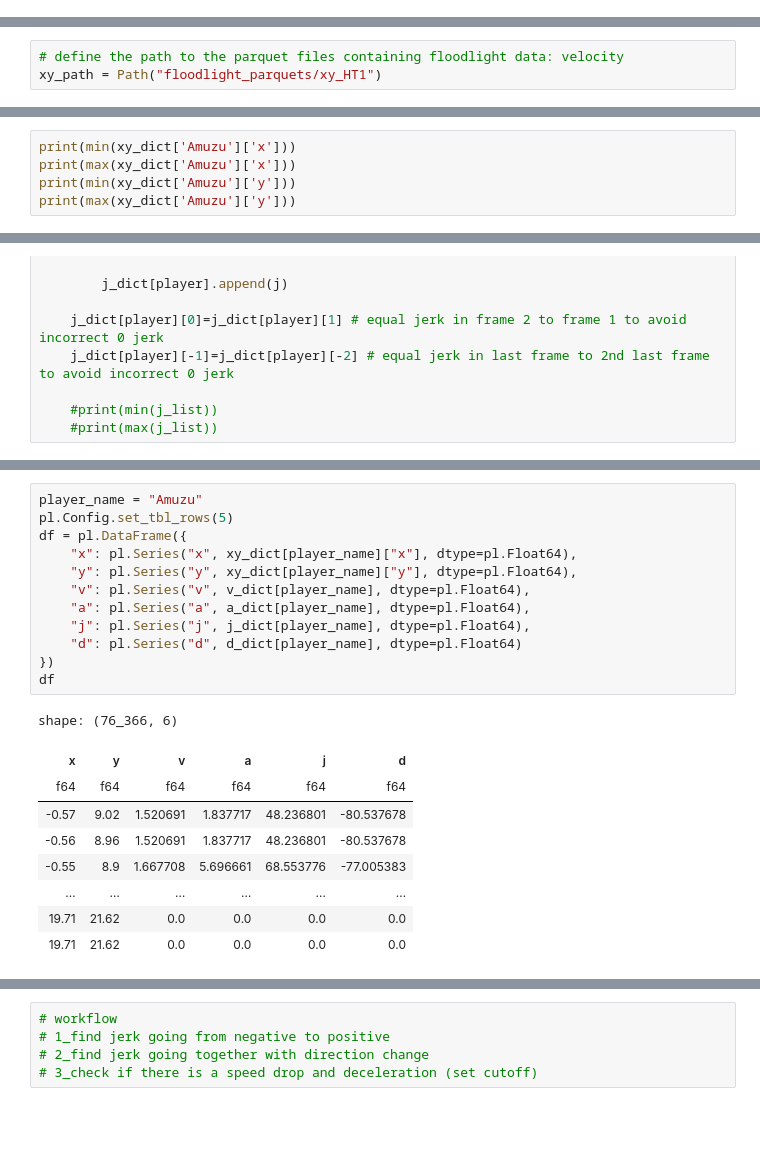
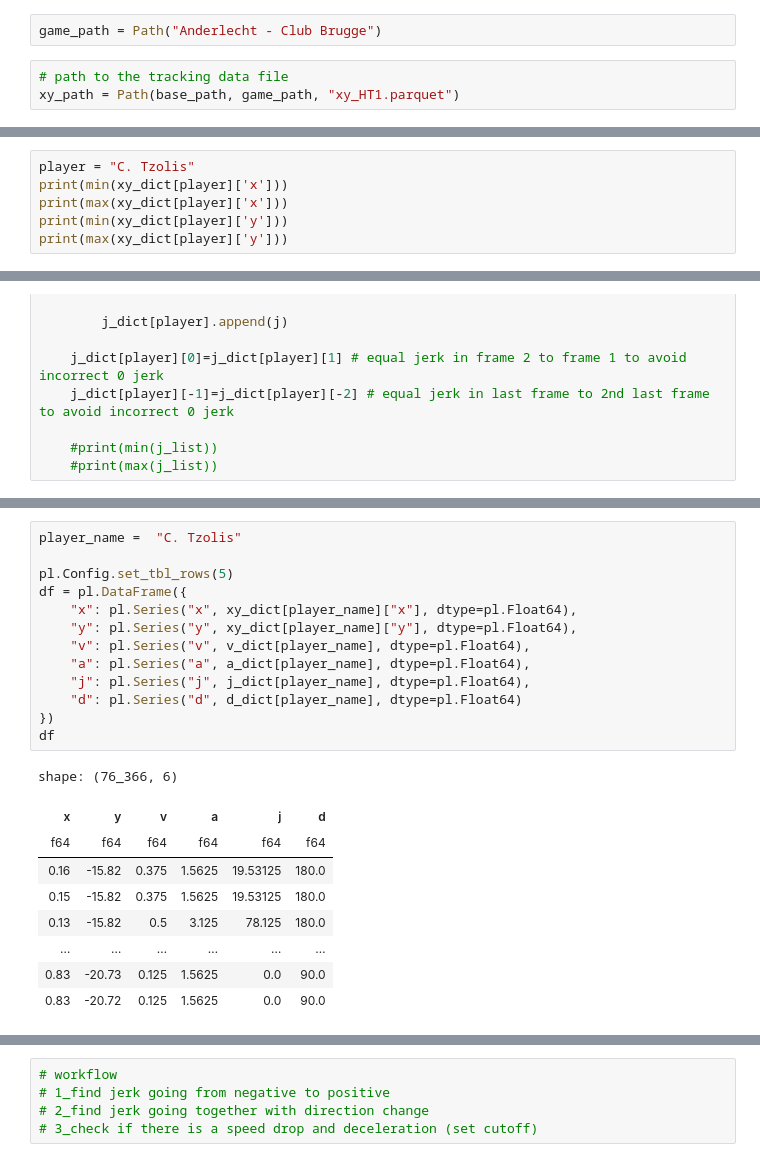
Before and after one commit to ihosten/internship_club_brugge, a Jupyter notebook: positional_data/ChangesOfDirection.ipynb, the cells around one changed output, grey strips where cells are left out. Saved outputs shown, nothing was run; the diff lists cells and outputs as text; blank space fills up the shorter version.

```diff
--- a/positional_data/ChangesOfDirection.ipynb
+++ b/positional_data/ChangesOfDirection.ipynb
@@ -15,10 +13,12 @@ mijn idee: gwn naar acceleratie kijken  --> van negatief naar poisitief + bepaal
+# %%
+game_path = Path("Anderlecht - Club Brugge")
+# %%
+# path to the tracking data file
+xy_path = Path(base_path, game_path, "xy_HT1.parquet")
 # %%
 # secondspectrum pitch dimensions
 #"pitchLength": 103.4589780029297
 #"pitchWidth": 66.97553049316407
-# %%
-# define the path to the parquet files containing floodlight data: velocity
-xy_path = Path("floodlight_parquets/xy_HT1")
 # %%
 # read the velocity data
 xy_df = pl.read_parquet(xy_path)
@@ -83,8 +84,9 @@ plt.show()
 #print(xy_dict['Amuzu']['x'])
 #print(xy_dict['Amuzu']['y'])
 # %%
-print(min(xy_dict['Amuzu']['x']))
-print(max(xy_dict['Amuzu']['x']))
-print(min(xy_dict['Amuzu']['y']))
-print(max(xy_dict['Amuzu']['y']))
+player = "C. Tzolis"
+print(min(xy_dict[player]['x']))
+print(max(xy_dict[player]['x']))
+print(min(xy_dict[player]['y']))
+print(max(xy_dict[player]['y']))
 # %% [output]
@@ -243,23 +226,24 @@ j_dict["Amuzu"]
 # %%
-player_name = "Amuzu"
+player_name =  "C. Tzolis"
+
 pl.Config.set_tbl_rows(5)
 df = pl.DataFrame({
     "x": pl.Series("x", xy_dict[player_name]["x"], dtype=pl.Float64),
     "y": pl.Series("y", xy_dict[player_name]["y"], dtype=pl.Float64),
     "v": pl.Series("v", v_dict[player_name], dtype=pl.Float64),
     "a": pl.Series("a", a_dict[player_name], dtype=pl.Float64),
     "j": pl.Series("j", j_dict[player_name], dtype=pl.Float64),
     "d": pl.Series("d", d_dict[player_name], dtype=pl.Float64)
 })
 df
 # %% [output]
 shape: (76_366, 6)
 | x | y | v | a | j | d |
 | f64 | f64 | f64 | f64 | f64 | f64 |
-| -0.57 | 9.02 | 1.520691 | 1.837717 | 48.236801 | -80.537678 |
-| -0.56 | 8.96 | 1.520691 | 1.837717 | 48.236801 | -80.537678 |
-| -0.55 | 8.9 | 1.667708 | 5.696661 | 68.553776 | -77.005383 |
+| 0.16 | -15.82 | 0.375 | 1.5625 | 19.53125 | 180.0 |
+| 0.15 | -15.82 | 0.375 | 1.5625 | 19.53125 | 180.0 |
+| 0.13 | -15.82 | 0.5 | 3.125 | 78.125 | 180.0 |
 | … | … | … | … | … | … |
-| 19.71 | 21.62 | 0.0 | 0.0 | 0.0 | 0.0 |
-| 19.71 | 21.62 | 0.0 | 0.0 | 0.0 | 0.0 |
+| 0.83 | -20.73 | 0.125 | 1.5625 | 0.0 | 90.0 |
+| 0.83 | -20.72 | 0.125 | 1.5625 | 0.0 | 90.0 |
 # %%
```
Also changed, not shown: parts of 21 cells of this notebook, 2 other files.
